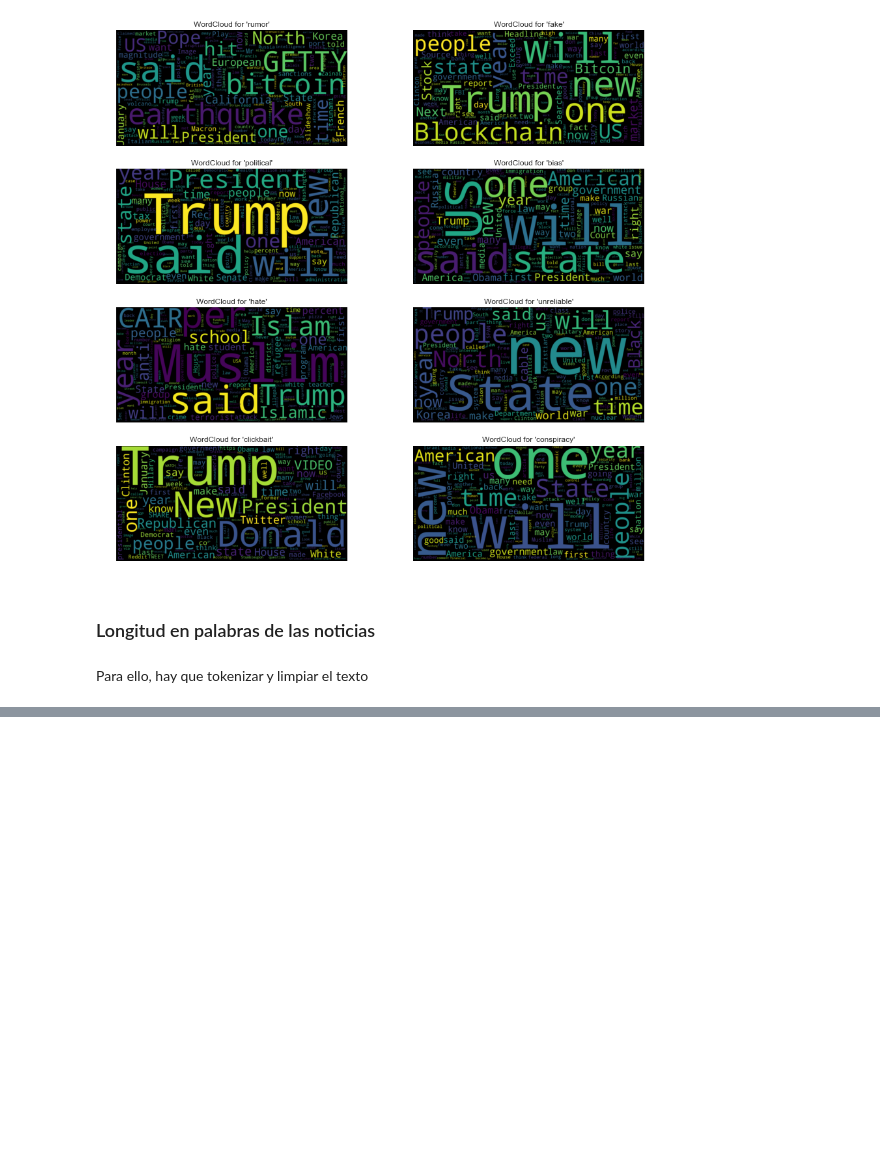
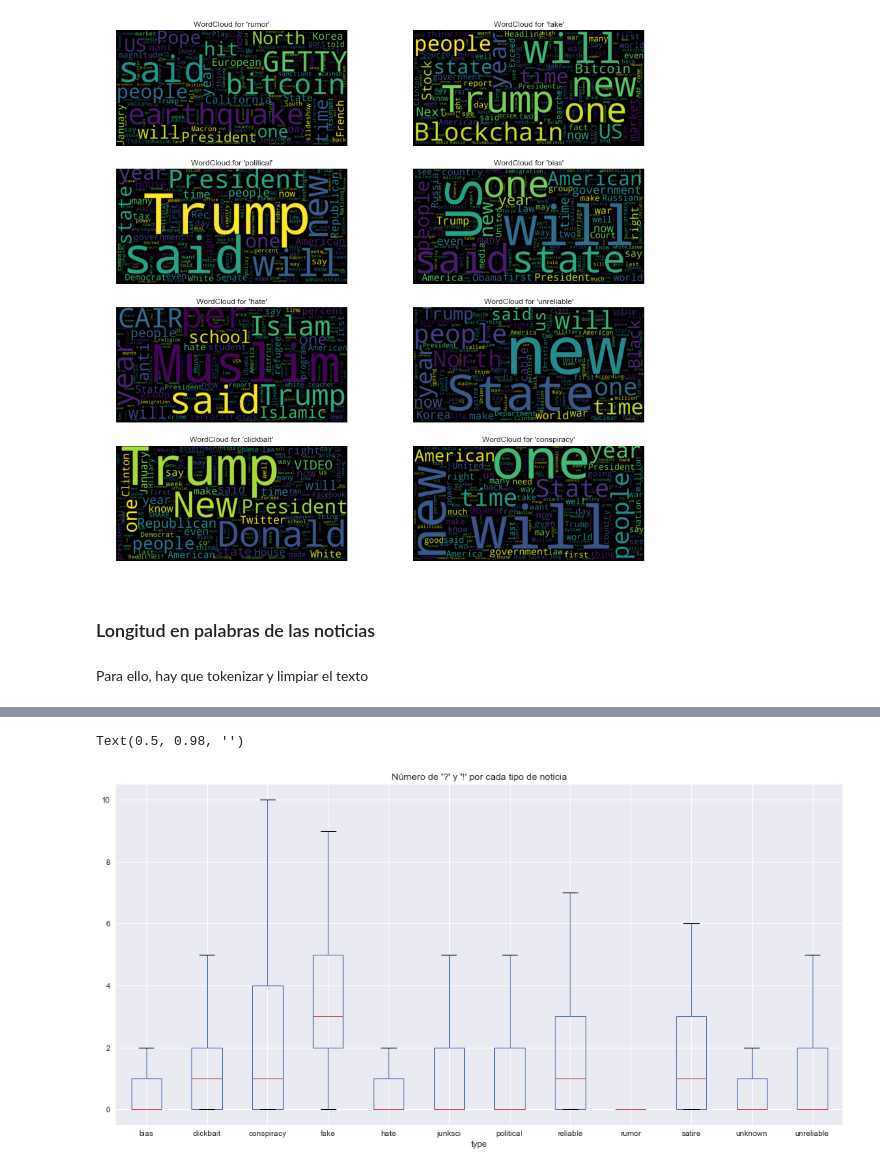
Before and after one commit to AIRLegend/fakenews, a Jupyter notebook: notebooks/Data_analysis.ipynb, the cells around one changed output, grey strips where cells are left out. Drawn from its saved outputs; the diff is of its cells as text; code cells hidden in the pictures; blank space fills up the shorter version.

```diff
--- a/notebooks/Data_analysis.ipynb
+++ b/notebooks/Data_analysis.ipynb
@@ -238,0 +257,10 @@ news.boxplot(column=['len_content'], by='type', ax=ax, showfliers=False)
+# %%
+news['len_content'] = news.content.str.count("!|\?")
+# %%
+fig, ax = plt.subplots(1,1, figsize=(16,8))
+news.boxplot(column=['len_content'], by='type', ax=ax, showfliers=False)
+plt.title("Número de '?' y '!' por cada tipo de noticia")
+plt.suptitle("")
+# %% [output]
+Text(0.5, 0.98, '')
+[figure, added]
```
Also changed, not shown: parts of 7 cells of this notebook, 3 other files.
